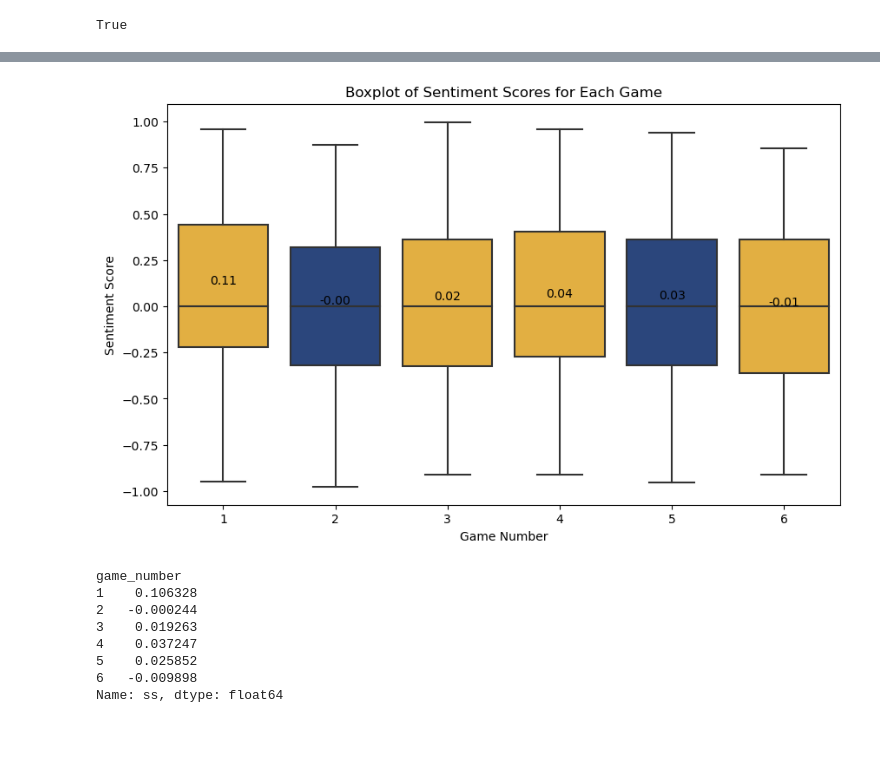
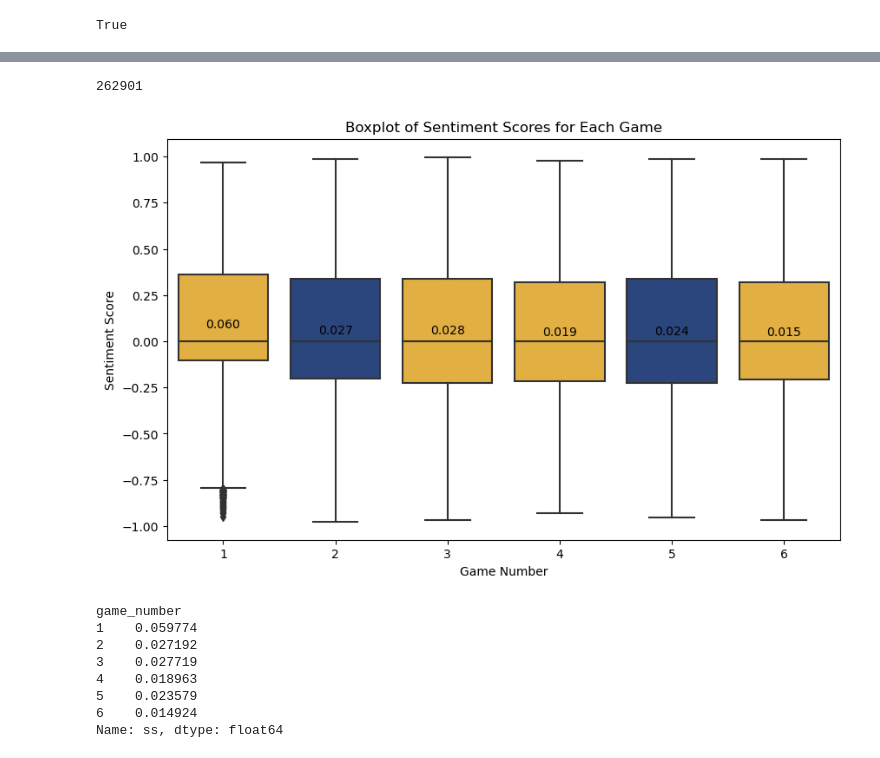
Before and after one commit to michalwodnicki/nba-sentiment, a Jupyter notebook: sentiment_analysis.ipynb, the cells around one changed output, grey strips where cells are left out. Cells and saved outputs as stored; diff of their text form; code cells hidden in the pictures.

```diff
--- a/sentiment_analysis.ipynb
+++ b/sentiment_analysis.ipynb
@@ -41,11 +45,13 @@ nltk.download('omw-1.4')
 [nltk_data]   Package omw-1.4 is already up-to-date!
 True
 # %%
-game_1 = pd.read_csv("data/game_1.csv")
-game_2 = pd.read_csv("data/game_2.csv")
-game_3 = pd.read_csv("data/game_3.csv")
-game_4 = pd.read_csv("data/game_4.csv")
-game_5 = pd.read_csv("data/game_5.csv")
-game_6 = pd.read_csv("data/game_6.csv")
+game_1 = pd.read_csv("data/1365zfw.csv")
+game_2 = pd.read_csv("data/1384hu8.csv")
+game_3 = pd.read_csv("data/13a5us2.csv")
+game_4 = pd.read_csv("data/13can6x.csv")
+game_5 = pd.read_csv("data/13e8sqq.csv")
+game_6 = pd.read_csv("data/13g2qr3.csv")
 
 games = [game_1,game_2,game_3,game_4,game_5,game_6]
+for game in games:
+    print(game.describe())
@@ -149,35 +200,40 @@ combined_df
+# %%
+combined_df.iloc[2318]['body']
+combined_df['score'].sum()
+# %% [output]
+262901
 # %%
 plt.figure(figsize=(10, 6))  # Optional: adjust the figure size
 
 colors = ['#FDB927', '#1D428A', '#FDB927','#FDB927', '#1D428A','#FDB927' ]
 
 
 # Create a boxplot using Seaborn
-sns.boxplot(data=combined_df, x='game_number', y='ss', palette = colors)
+sns.boxplot(data=combined_df, x='game_number', y='compound_ss', palette = colors)
 
-mean_scores = combined_df.groupby('game_number')['ss'].mean()
+mean_scores = combined_df.groupby('game_number')['compound_ss'].mean()
 
 for i, mean_score in enumerate(mean_scores):
-    plt.text(i, mean_score, f'{mean_score:.2f}', ha='center', va='bottom', fontweight='ultralight')
+    plt.text(i, mean_score, f'{mean_score:.3f}', ha='center', va='bottom', fontweight='ultralight')
 # Set plot labels and title
 
 plt.xlabel('Game Number')
 plt.ylabel('Sentiment Score')
 plt.title('Boxplot of Sentiment Scores for Each Game')
 
 # Show the plot
 plt.show()
 # %% [output]
-[figure, old version]
+[figure, new version]
 # %%
 mean_scores = combined_df.groupby('game_number')['ss'].mean()
 mean_scores
 # %% [output]
 game_number
-1    0.106328
-2   -0.000244
-3    0.019263
-4    0.037247
-5    0.025852
-6   -0.009898
+1    0.059774
+2    0.027192
+3    0.027719
+4    0.018963
+5    0.023579
+6    0.014924
 Name: ss, dtype: float64
```
Also changed, not shown: parts of 7 cells of this notebook, 17 other files.
